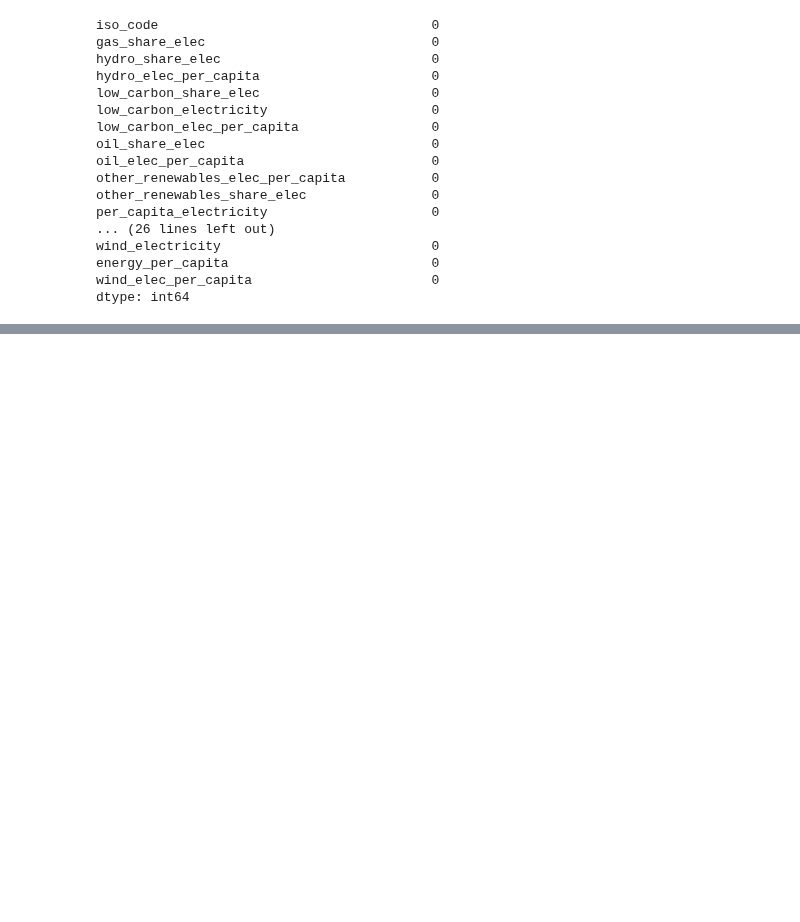
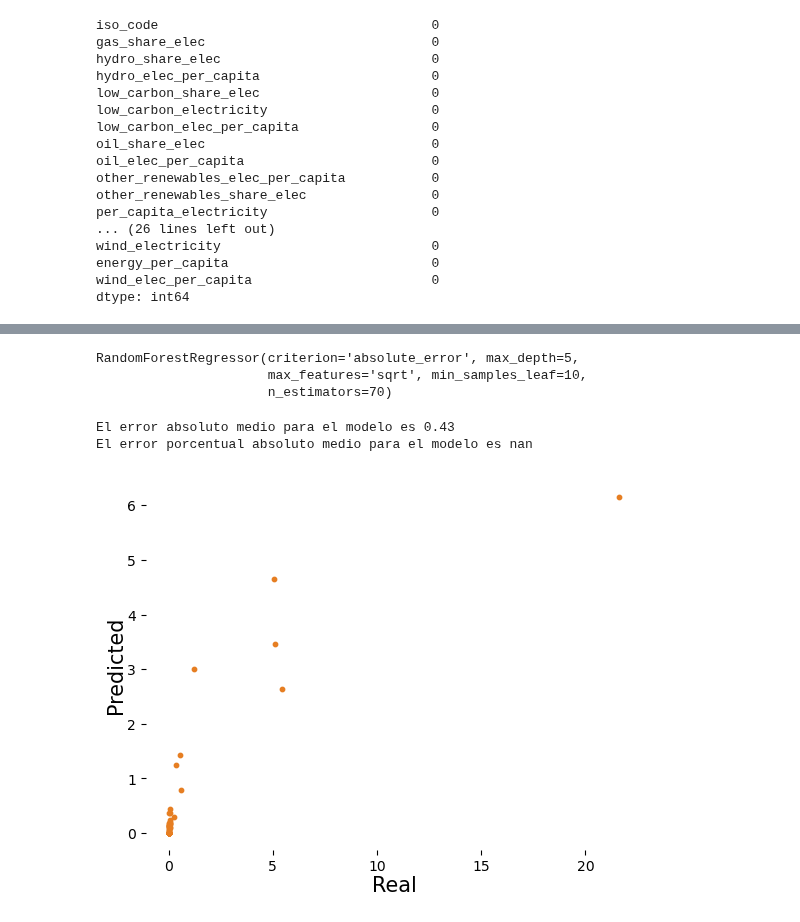
Before and after one commit to L-Ameneiro/EDA-Datasets, a Jupyter notebook: notebooks/MODELO SUPERVISADO consumo_energ_mundial.ipynb, the cells around one changed output, grey strips where cells are left out. Cells and saved outputs as stored; diff of their text form; code cells hidden in the pictures; blank space fills up the shorter version.

```diff
--- a/notebooks/MODELO SUPERVISADO consumo_energ_mundial.ipynb
+++ b/notebooks/MODELO SUPERVISADO consumo_energ_mundial.ipynb
@@ -189,0 +315,3 @@ knn = KNeighborsClassifier()
+# %%
+# Corremos el gridsearch con una validación usando 3 folds.
+rf_search.fit(X_train, y_train)
@@ -190,3 +346,10 @@ knn = KNeighborsClassifier()
+# %%
+# Asignamos el mejor estimador a mejor_regresor
+mejor_regresor = RandomForestRegressor(criterion='absolute_error', n_estimators=70, max_depth=5, max_features='sqrt', min_samples_leaf=10)
 # %%
-# Se entrena el modelo
-knn.fit(X_train_c, y_train_c);
+# Entrenamos el modelo
+mejor_regresor.fit(X_train, y_train)
+# %% [output]
+RandomForestRegressor(criterion='absolute_error', max_depth=5,
+                      max_features='sqrt', min_samples_leaf=10,
+                      n_estimators=70)
@@ -198,0 +356,14 @@ print(f'{round(accuracy, 2)}%')
+# %%
+# Hacemos la prediccion para el test de evaluación
+predicciones = mejor_regresor.predict(X_test)
+# %%
+# Error
+evaluation(y_test, predicciones)
+# %% [output]
+El error absoluto medio para el modelo es 0.43
+El error porcentual absoluto medio para el modelo es nan
+# %%
+# Correlacion
+graph_real_pred(y_test, predicciones, color='#E67E22')
+# %% [output]
+[figure, added]
```
Also changed, not shown: parts of 66 cells of this notebook.
